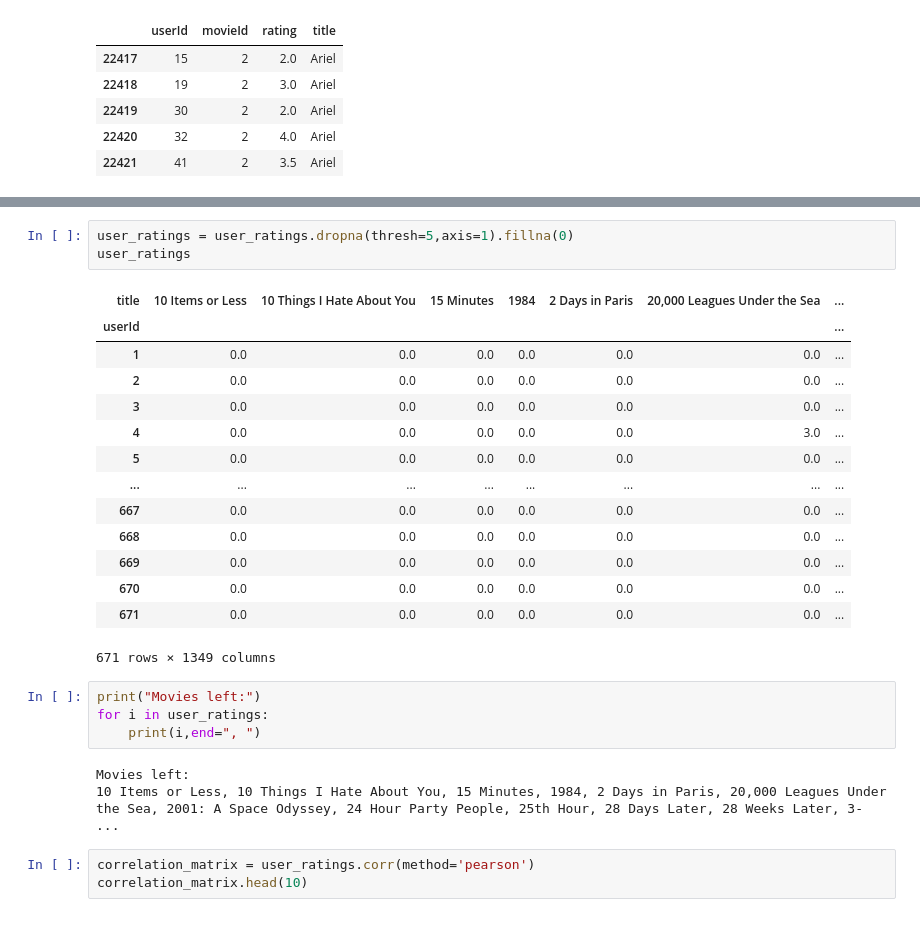
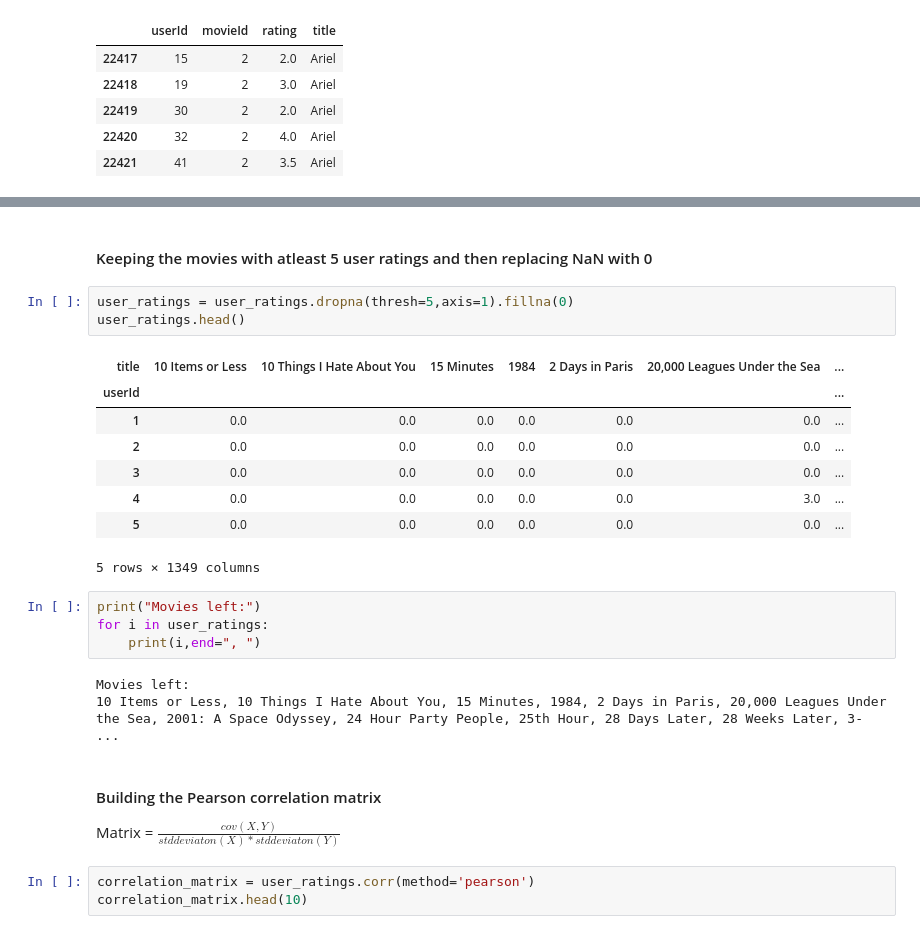
Before and after one commit to nikhiljakhar/Recommendation-systems, a Jupyter notebook: Movie_recommendation_using_Collabrative_filtering/Collabarative_filtering.ipynb, the cells around one changed output, grey strips where cells are left out. Drawn from its saved outputs; the diff is of its cells as text.

```diff
--- a/Movie_recommendation_using_Collabrative_filtering/Collabarative_filtering.ipynb
+++ b/Movie_recommendation_using_Collabrative_filtering/Collabarative_filtering.ipynb
@@ -38,21 +36,17 @@ user_ratings
+# %% [markdown]
+#### Keeping the movies with atleast 5 user ratings and then replacing NaN with 0
 # %%
 user_ratings = user_ratings.dropna(thresh=5,axis=1).fillna(0)
-user_ratings
+user_ratings.head()
 # %% [output]
 | title | 10 Items or Less | 10 Things I Hate About You | 15 Minutes | 1984 | 2 Days in Paris | 20,000 Leagues Under the Sea | ... |
 | userId |  |  |  |  |  |  | ... |
 | 1 | 0.0 | 0.0 | 0.0 | 0.0 | 0.0 | 0.0 | ... |
 | 2 | 0.0 | 0.0 | 0.0 | 0.0 | 0.0 | 0.0 | ... |
 | 3 | 0.0 | 0.0 | 0.0 | 0.0 | 0.0 | 0.0 | ... |
 | 4 | 0.0 | 0.0 | 0.0 | 0.0 | 0.0 | 3.0 | ... |
 | 5 | 0.0 | 0.0 | 0.0 | 0.0 | 0.0 | 0.0 | ... |
-| ... | ... | ... | ... | ... | ... | ... | ... |
-| 667 | 0.0 | 0.0 | 0.0 | 0.0 | 0.0 | 0.0 | ... |
-| 668 | 0.0 | 0.0 | 0.0 | 0.0 | 0.0 | 0.0 | ... |
-| 669 | 0.0 | 0.0 | 0.0 | 0.0 | 0.0 | 0.0 | ... |
-| 670 | 0.0 | 0.0 | 0.0 | 0.0 | 0.0 | 0.0 | ... |
-| 671 | 0.0 | 0.0 | 0.0 | 0.0 | 0.0 | 0.0 | ... |
-671 rows × 1349 columns
+5 rows × 1349 columns
 # %%
 print("Movies left:")
 for i in user_ratings:
@@ -60,6 +54,9 @@ for i in user_ratings:
 # %% [output]
 Movies left:
 10 Items or Less, 10 Things I Hate About You, 15 Minutes, 1984, 2 Days in Paris, 20,000 Leagues Under the Sea, 2001: A Space Odyssey, 24 Hour Party People, 25th Hour, 28 Days Later, 28 Weeks Later, 3- ...
+# %% [markdown]
+#### Building the Pearson correlation matrix
+Matrix = $\frac{cov(X,Y)}{stddeviaton(X)*stddeviaton(Y)}$
 # %%
 correlation_matrix = user_ratings.corr(method='pearson')
 correlation_matrix.head(10)
```
Also changed, not shown: parts of 5 cells of this notebook.
